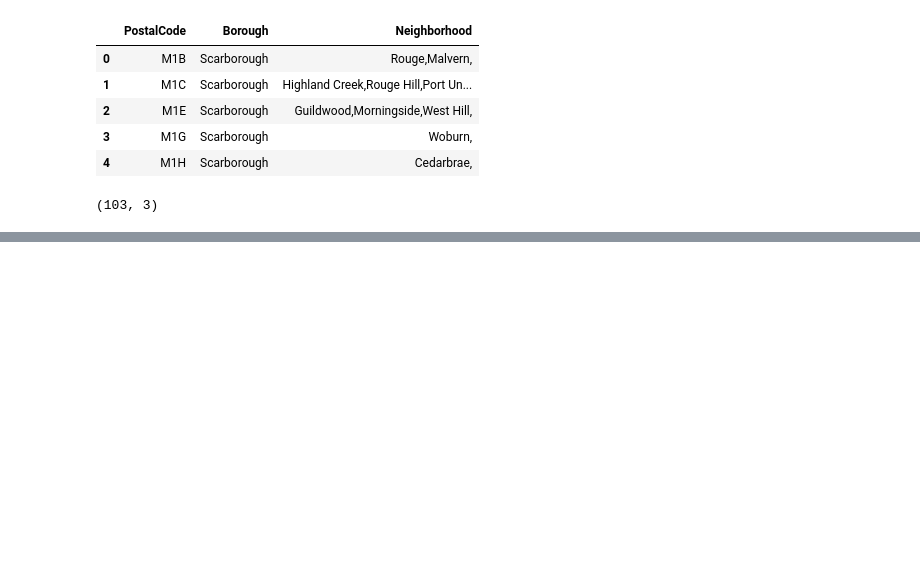
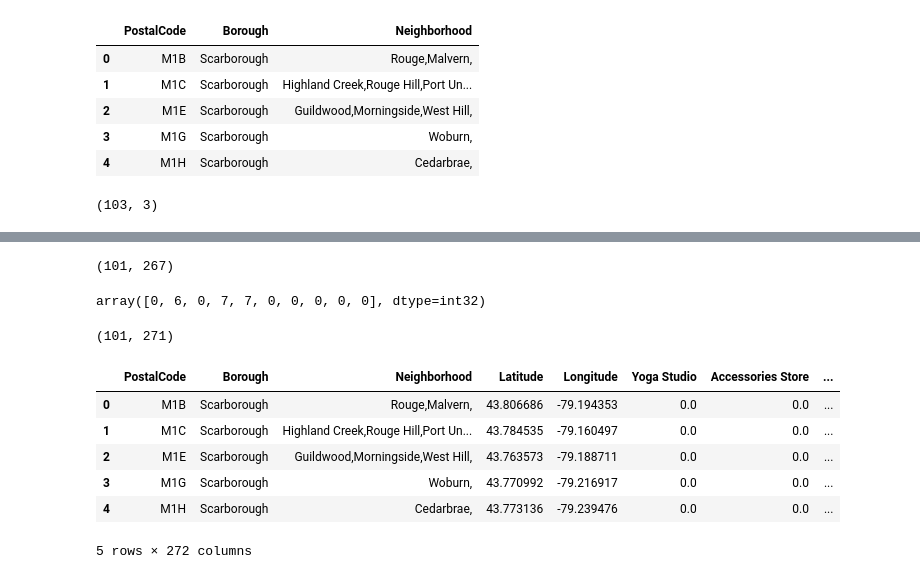
Before and after one commit to sameermahajan/Coursera_Capstone, a Jupyter notebook: Neighborhoods in Toronto.ipynb, the cells around one changed output, grey strips where cells are left out. Cells and saved outputs as stored; diff of their text form; code cells hidden in the pictures; blank space fills up the shorter version.

```diff
--- a/Neighborhoods in Toronto.ipynb
+++ b/Neighborhoods in Toronto.ipynb
@@ -49,0 +246,36 @@ new_df.shape
+# %%
+toronto_grouped.shape
+# %% [output]
+(101, 267)
+# %%
+from sklearn.cluster import KMeans
+# set number of clusters
+kclusters = 10
+
+toronto_grouped_clustering = toronto_grouped.drop('Neighborhood', 1)
+
+# run k-means clustering
+kmeans = KMeans(n_clusters=kclusters, random_state=0).fit(toronto_grouped_clustering)
+
+# check cluster labels generated for each row in the dataframe
+kmeans.labels_[0:10]
+# %% [output]
+array([0, 6, 0, 7, 7, 0, 0, 0, 0, 0], dtype=int32)
+# %%
+m1 = pd.merge(m, toronto_grouped, on='Neighborhood', how='inner')
+# %%
+m1.shape
+# %% [output]
+(101, 271)
+# %%
+m1['Cluster Labels'] = kmeans.labels_
+# %%
+m1.head() # check the last columns!
+# %% [output]
+|  | PostalCode | Borough | Neighborhood | Latitude | Longitude | Yoga Studio | Accessories Store | ... |
+| 0 | M1B | Scarborough | Rouge,Malvern, | 43.806686 | -79.194353 | 0.0 | 0.0 | ... |
+| 1 | M1C | Scarborough | Highland Creek,Rouge Hill,Port Un... | 43.784535 | -79.160497 | 0.0 | 0.0 | ... |
+| 2 | M1E | Scarborough | Guildwood,Morningside,West Hill, | 43.763573 | -79.188711 | 0.0 | 0.0 | ... |
+| 3 | M1G | Scarborough | Woburn, | 43.770992 | -79.216917 | 0.0 | 0.0 | ... |
+| 4 | M1H | Scarborough | Cedarbrae, | 43.773136 | -79.239476 | 0.0 | 0.0 | ... |
+5 rows × 272 columns
```
Also changed, not shown: parts of 27 cells of this notebook.
